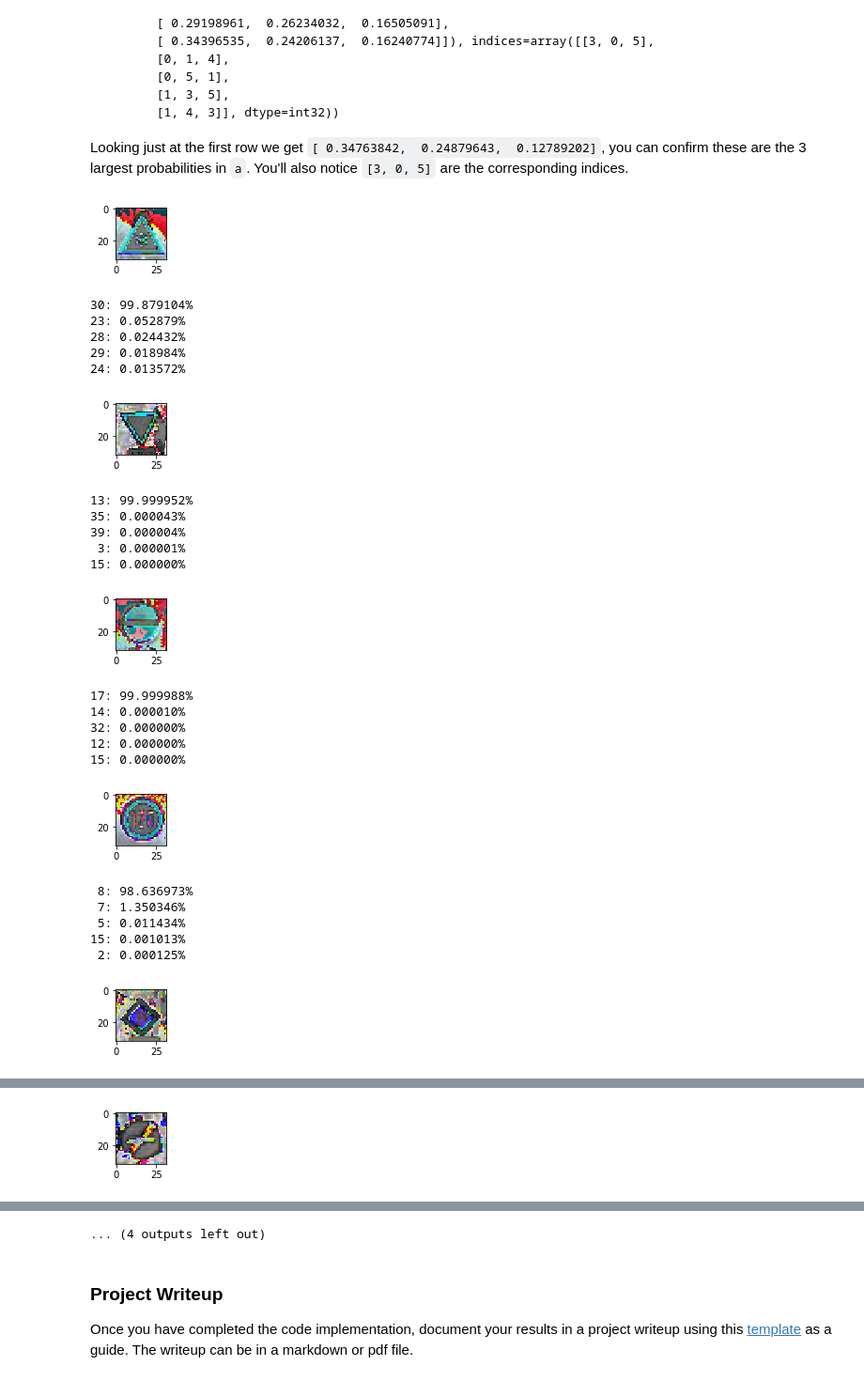
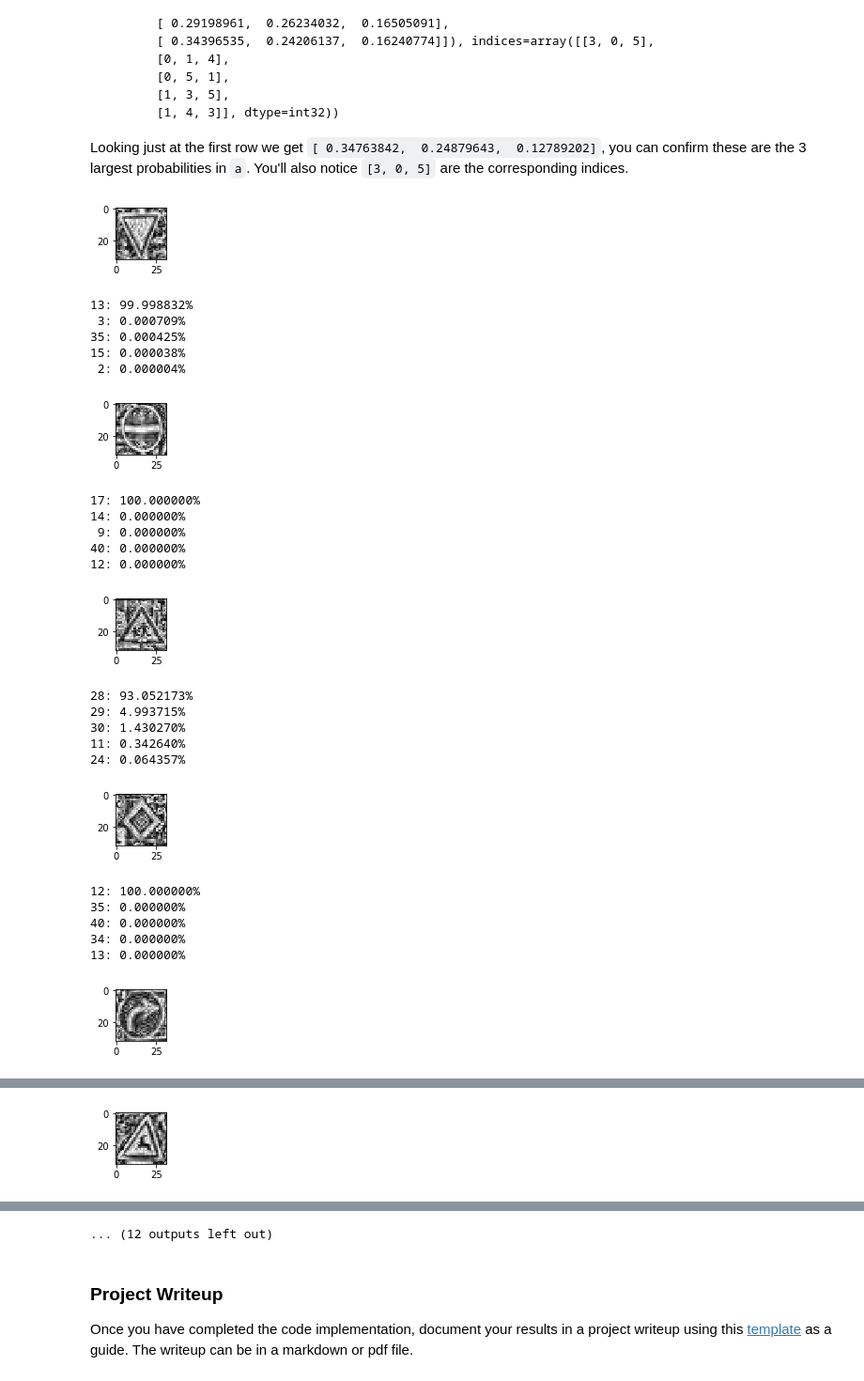
Before and after one commit to WarrantyVoid/CarND-P02-Traffic-Sign-Classifier, a Jupyter notebook: Traffic_Sign_Classifier.ipynb, the cells around one changed output, grey strips where cells are left out. Shown: that part at 94% size. Drawn from its saved outputs; the diff is of its cells as text; code cells hidden in the pictures.

```diff
--- a/Traffic_Sign_Classifier.ipynb
+++ b/Traffic_Sign_Classifier.ipynb
@@ -392,7 +421,7 @@ saver = tf.train.Saver()
 # Training loop
 with tf.Session() as sess:
     '''
-    saver.restore(sess, tf.train.latest_checkpoint('eval/'))
+    saver.restore(sess, tf.train.latest_checkpoint('eval'))
     '''
     sess.run(tf.global_variables_initializer())
     num_examples = len(x_train)
@@ -412,11 +441,6 @@ with tf.Session() as sess:
 
     saver.save(sess, 'eval/network')
     print("Model saved")
-
-    '''
-    np.savetxt("confusion.csv", get_confusion_matrix(x_validation, y_validation), delimiter=",")
-    dump_mismatched_samples(x_validation, y_validation, "mismatched")
-    '''
 # %% [output]
 Training...
 
@@ -438,3 +463,11 @@ Model saved
+# %%
+# Result Analysis
+with tf.Session() as sess:
+    saver.restore(sess, tf.train.latest_checkpoint('eval'))
+    validation_accuracy = evaluate(x_validation, y_validation)
+    print("Validation Accuracy = {:.3f}".format(validation_accuracy))
+    #np.savetxt("confusion.csv", get_confusion_matrix(x_validation, y_validation), delimiter=",")
+    #dump_mismatched_samples(x_validation, y_validation, "mismatched")
 # %%
 # Final Validation
 with tf.Session() as sess:
@@ -473,7 +506,8 @@ x_web, y_web = load_web_images("data/web")
 print("Web Images:")
 print("Class  Count   Name   (+Random Sample)")
 for i in range(len(x_web)):
-    class_info = (y_web[i], 1, class_names[y_web[i]][1])
+    descr = class_names[y_web[i]][1] if y_web[i] < len(class_names) else "Unknown"
+    class_info = (y_web[i], 1, descr)
     print_class(class_info, x_web, y_web)
 print()
 # %% [output]
@@ -501,9 +535,10 @@ def print_results(x_data, y_data):
     for offset in range(0, num_examples, batch_size):
         batch_x, batch_y = x_data[offset:offset+batch_size], y_data[offset:offset+batch_size]
         output = sess.run(tf.argmax(logits, 1), feed_dict={x: batch_x, y: batch_y, keep_prob: 1.0})
+
         print(output)
 
-x_web = pre_proccess(x_web)
+x_web = pre_proccess(x_web, y_web, "data/pre_web.p")
 with tf.Session() as sess:
     saver.restore(sess, tf.train.latest_checkpoint('eval/'))
     print_results(x_web, y_web)
@@ -563,44 +600,45 @@ Looking just at the first row we get `[ 0.34763842,  0.24879643,  0.12789202]`,
 # %%
 def print_top_probabilites(x_data, y_data, count=5):
     num_examples = len(x_data)
     sess = tf.get_default_session()
     for offset in range(0, num_examples, batch_size):
         batch_x, batch_y = x_data[offset:offset+batch_size], y_data[offset:offset+batch_size]
         output = sess.run(tf.nn.top_k(tf.nn.softmax(logits), k=count), feed_dict={x: batch_x, y: batch_y, keep_prob: 1.0})
-        for i in range(len(batch_x)):
+        batch_gray = drop_gray_dimension(batch_x)
+        for i in range(len(batch_gray)):
             plt.figure(figsize=(1, 1))
-            plt.imshow(batch_x[i])
+            plt.imshow(batch_gray[i], cmap='gray')
             plt.show()
             for j in range(len(output[0][i])):
                 print("{:>2}: {:f}%".format(output[1][i][j], output[0][i][j] * 100))
 
 with tf.Session() as sess:
     saver.restore(sess, tf.train.latest_checkpoint('eval/'))
     print_top_probabilites(x_web, y_web, 5)
 print()
 # %% [output]
-[figure, old version]
+[figure, new version]
-30: 99.879104%
-23: 0.052879%
-28: 0.024432%
-29: 0.018984%
-24: 0.013572%
+13: 99.998832%
+ 3: 0.000709%
+35: 0.000425%
+15: 0.000038%
+ 2: 0.000004%
-[figure, old version]
+[figure, new version]
-13: 99.999952%
-35: 0.000043%
-39: 0.000004%
- 3: 0.000001%
-15: 0.000000%
+17: 100.000000%
+14: 0.000000%
+ 9: 0.000000%
+40: 0.000000%
+12: 0.000000%
-[figure, old version]
+[figure, new version]
-17: 99.999988%
-14: 0.000010%
-32: 0.000000%
-12: 0.000000%
-15: 0.000000%
+28: 93.052173%
+29: 4.993715%
+30: 1.430270%
+11: 0.342640%
+24: 0.064357%
-[figure, old version]
+[figure, new version]
- 8: 98.636973%
- 7: 1.350346%
- 5: 0.011434%
-15: 0.001013%
- 2: 0.000125%
+12: 100.000000%
+35: 0.000000%
+40: 0.000000%
+34: 0.000000%
+13: 0.000000%
-[figure, old version]
+[figure, new version]
@@ -612 +650 @@ print()
-[figure, old version]
+[figure, new version]
@@ -618,4 +656,4 @@ print()
-... (4 outputs left out)
+... (12 outputs left out)
 # %% [markdown]
 ### Project Writeup
 
```
Also changed, not shown: parts of 13 cells of this notebook.
